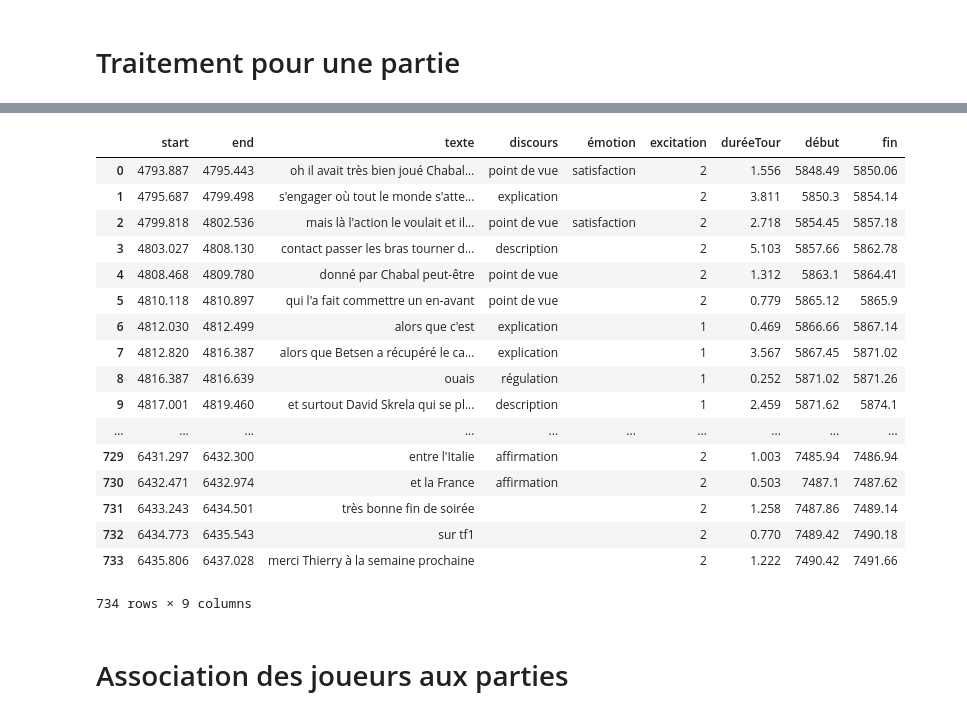
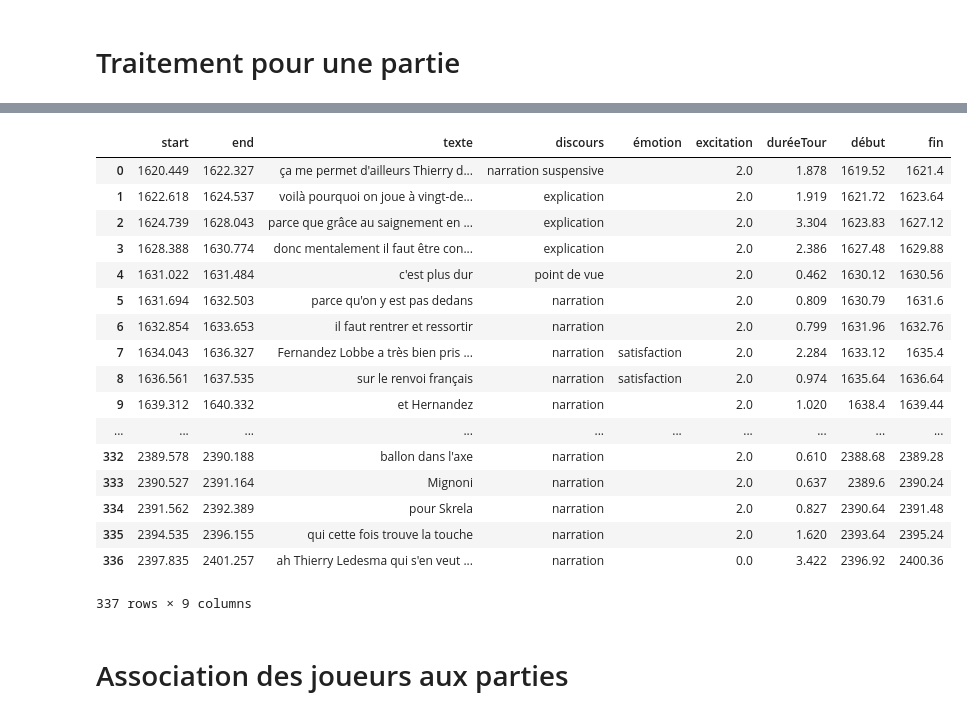
Before and after one commit to gboye/AMBK-SportsCom, a Jupyter notebook: Cerlico/Tableau-Cerlico.ipynb, the cells around one changed output, grey strips where cells are left out. Saved outputs shown, nothing was run; the diff lists cells and outputs as text; code cells hidden in the pictures.

```diff
--- a/Cerlico/Tableau-Cerlico.ipynb
+++ b/Cerlico/Tableau-Cerlico.ipynb
@@ -509,26 +583,26 @@ pas d'annotation est impor(tante) 5149.166 5149.617
 5880.505 David Skrela 56 4
 5936.937 Skrela 57 6
 # %%
-partiesDF["CM"]
+partiesDF["FB"]
 # %% [output]
 |  | start | end | texte | discours | émotion | excitation | duréeTour | début | fin |
-| 0 | 4793.887 | 4795.443 | oh il avait très bien joué Chabal... | point de vue | satisfaction | 2 | 1.556 | 5848.49 | 5850.06 |
-| 1 | 4795.687 | 4799.498 | s'engager où tout le monde s'atte... | explication |  | 2 | 3.811 | 5850.3 | 5854.14 |
-| 2 | 4799.818 | 4802.536 | mais là l'action le voulait et il... | point de vue | satisfaction | 2 | 2.718 | 5854.45 | 5857.18 |
-| 3 | 4803.027 | 4808.130 | contact passer les bras tourner d... | description |  | 2 | 5.103 | 5857.66 | 5862.78 |
-| 4 | 4808.468 | 4809.780 | donné par Chabal peut-être | point de vue |  | 2 | 1.312 | 5863.1 | 5864.41 |
-| 5 | 4810.118 | 4810.897 | qui l'a fait commettre un en-avant | point de vue |  | 2 | 0.779 | 5865.12 | 5865.9 |
-| 6 | 4812.030 | 4812.499 | alors que c'est | explication |  | 1 | 0.469 | 5866.66 | 5867.14 |
-| 7 | 4812.820 | 4816.387 | alors que Betsen a récupéré le ca... | explication |  | 1 | 3.567 | 5867.45 | 5871.02 |
-| 8 | 4816.387 | 4816.639 | ouais | régulation |  | 1 | 0.252 | 5871.02 | 5871.26 |
-| 9 | 4817.001 | 4819.460 | et surtout David Skrela qui se pl... | description |  | 1 | 2.459 | 5871.62 | 5874.1 |
+| 0 | 1620.449 | 1622.327 | ça me permet d'ailleurs Thierry d... | narration suspensive |  | 2.0 | 1.878 | 1619.52 | 1621.4 |
+| 1 | 1622.618 | 1624.537 | voilà pourquoi on joue à vingt-de... | explication |  | 2.0 | 1.919 | 1621.72 | 1623.64 |
+| 2 | 1624.739 | 1628.043 | parce que grâce au saignement en ... | explication |  | 2.0 | 3.304 | 1623.83 | 1627.12 |
+| 3 | 1628.388 | 1630.774 | donc mentalement il faut être con... | explication |  | 2.0 | 2.386 | 1627.48 | 1629.88 |
+| 4 | 1631.022 | 1631.484 | c'est plus dur | point de vue |  | 2.0 | 0.462 | 1630.12 | 1630.56 |
+| 5 | 1631.694 | 1632.503 | parce qu'on y est pas dedans | narration |  | 2.0 | 0.809 | 1630.79 | 1631.6 |
+| 6 | 1632.854 | 1633.653 | il faut rentrer et ressortir | narration |  | 2.0 | 0.799 | 1631.96 | 1632.76 |
+| 7 | 1634.043 | 1636.327 | Fernandez Lobbe a très bien pris ... | narration | satisfaction | 2.0 | 2.284 | 1633.12 | 1635.4 |
+| 8 | 1636.561 | 1637.535 | sur le renvoi français | narration | satisfaction | 2.0 | 0.974 | 1635.64 | 1636.64 |
+| 9 | 1639.312 | 1640.332 | et Hernandez | narration |  | 2.0 | 1.020 | 1638.4 | 1639.44 |
 | ... | ... | ... | ... | ... | ... | ... | ... | ... | ... |
-| 729 | 6431.297 | 6432.300 | entre l'Italie | affirmation |  | 2 | 1.003 | 7485.94 | 7486.94 |
-| 730 | 6432.471 | 6432.974 | et la France | affirmation |  | 2 | 0.503 | 7487.1 | 7487.62 |
-| 731 | 6433.243 | 6434.501 | très bonne fin de soirée |  |  | 2 | 1.258 | 7487.86 | 7489.14 |
-| 732 | 6434.773 | 6435.543 | sur tf1 |  |  | 2 | 0.770 | 7489.42 | 7490.18 |
-| 733 | 6435.806 | 6437.028 | merci Thierry à la semaine prochaine |  |  | 2 | 1.222 | 7490.42 | 7491.66 |
+| 332 | 2389.578 | 2390.188 | ballon dans l'axe | narration |  | 2.0 | 0.610 | 2388.68 | 2389.28 |
+| 333 | 2390.527 | 2391.164 | Mignoni | narration |  | 2.0 | 0.637 | 2389.6 | 2390.24 |
+| 334 | 2391.562 | 2392.389 | pour Skrela | narration |  | 2.0 | 0.827 | 2390.64 | 2391.48 |
+| 335 | 2394.535 | 2396.155 | qui cette fois trouve la touche | narration |  | 2.0 | 1.620 | 2393.64 | 2395.24 |
+| 336 | 2397.835 | 2401.257 | ah Thierry Ledesma qui s'en veut ... | narration |  | 0.0 | 3.422 | 2396.92 | 2400.36 |
-734 rows × 9 columns
+337 rows × 9 columns
 # %% [markdown]
 # Association des joueurs aux parties
 # %%
```
Also changed, not shown: parts of 61 cells of this notebook, 18 other files.
